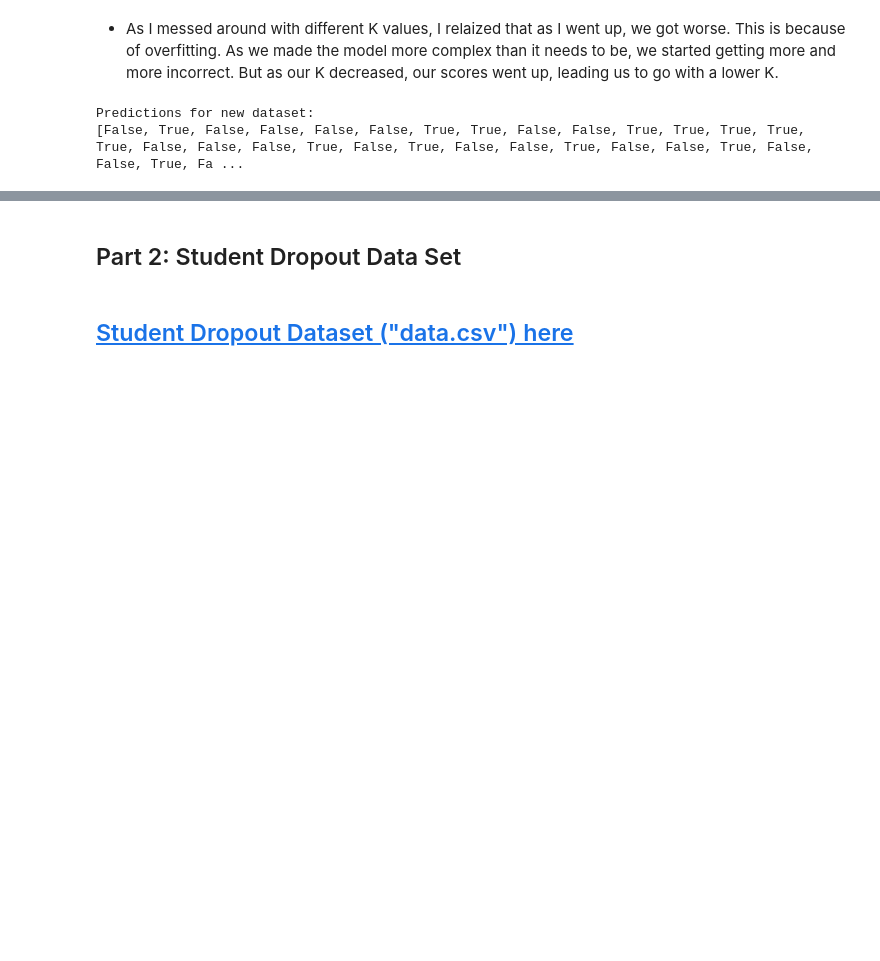
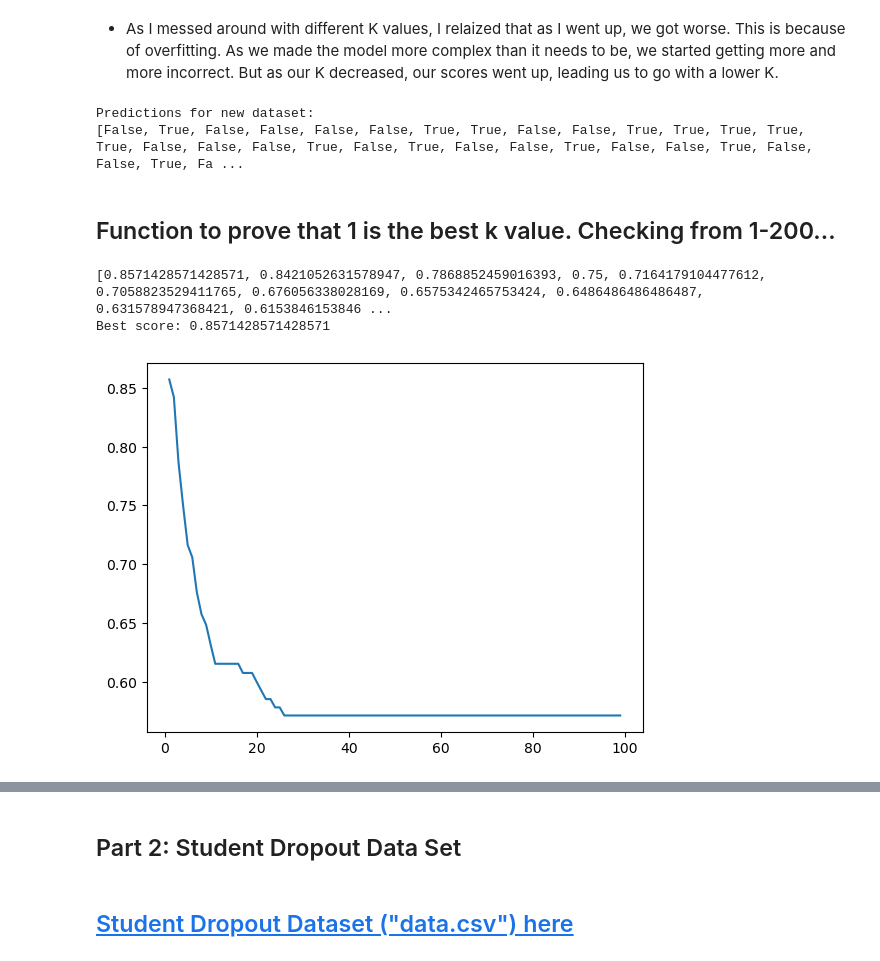
Before and after one commit to Treyson-Grange/cs5830_project4, a Jupyter notebook: project4.ipynb, the cells around one changed output, grey strips where cells are left out. Cells and saved outputs as stored; diff of their text form; code cells hidden in the pictures; blank space fills up the shorter version.

```diff
--- a/project4.ipynb
+++ b/project4.ipynb
@@ -79,3 +79,28 @@ print(predictions)
 # %% [output]
 Predictions for new dataset:
 [False, True, False, False, False, False, True, True, False, False, True, True, True, True, True, False, False, False, True, False, True, False, False, True, False, False, True, False, False, True, Fa ...
+# %% [markdown]
+## Function to prove that 1 is the best k value. Checking from 1-200...
+# %%
+def getF1(k):
+    nn = NearestNeighbors(n_neighbors=k, metric='euclidean', algorithm='auto')
+    nn.fit(X_train)
+
+    distances, indices = nn.kneighbors(X_test)
+    predictions = [np.any(y_train.iloc[indices[i]] > 0) for i in range(len(X_test))]  # Considering any non-zero prediction as heart disease
+
+    f1 = f1_score(y_test, predictions)
+    return f1
+
+kvals = range(1, 100)
+scores = [getF1(k) for k in kvals]
+print(scores)
+plt.plot(kvals, scores)
+plt.xlabel = 'K'
+plt.ylabel = 'F1 Score'
+best_score = max(scores)
+print("Best score:", best_score)
+# %% [output]
+[0.8571428571428571, 0.8421052631578947, 0.7868852459016393, 0.75, 0.7164179104477612, 0.7058823529411765, 0.676056338028169, 0.6575342465753424, 0.6486486486486487, 0.631578947368421, 0.6153846153846 ...
+Best score: 0.8571428571428571
+[figure, added]
```
Also changed, not shown: parts of 5 cells of this notebook.
